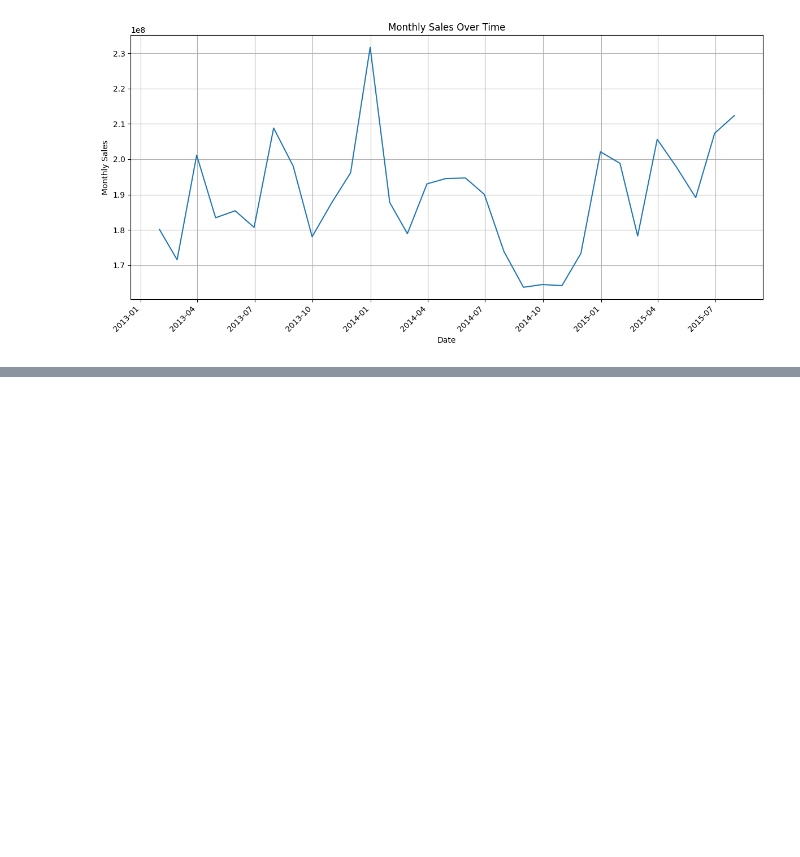
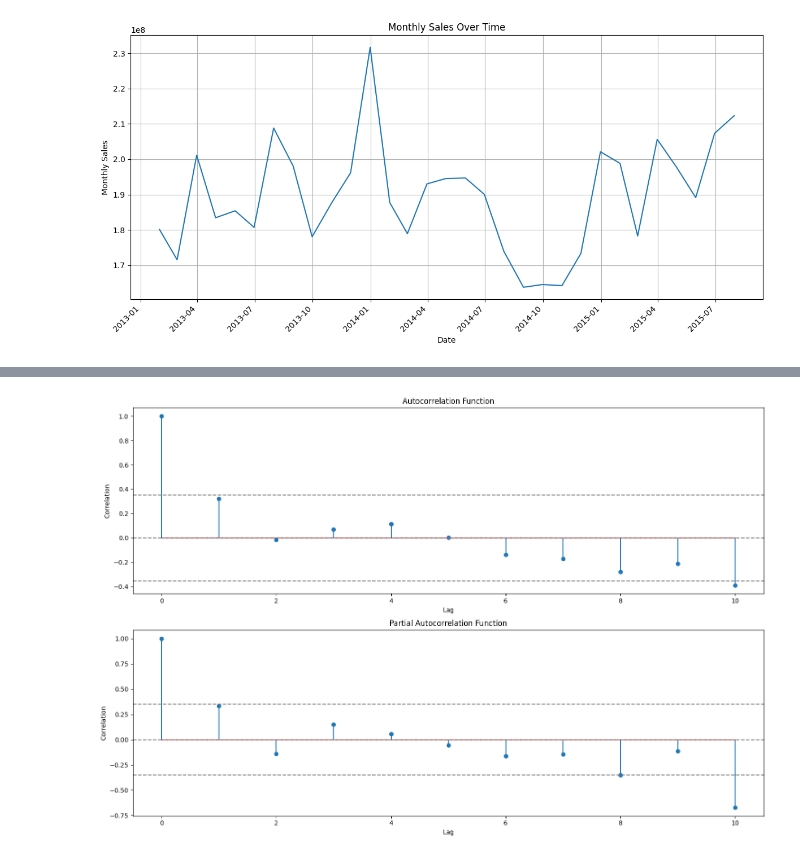
Before and after one commit to Amanzlastt/kifyaw4, a Jupyter notebook: notebooks/Eda.ipynb, the cells around one changed output, grey strips where cells are left out. Cells and saved outputs as stored; diff of their text form; code cells hidden in the pictures; blank space fills up the shorter version.

```diff
--- a/notebooks/Eda.ipynb
+++ b/notebooks/Eda.ipynb
@@ -86,0 +98,38 @@ plt.show()
+# %%
+from statsmodels.tsa.stattools import acf, pacf
+def plotting_PACF_ACF(monthly_numerical):
+  # Determine number of lags (use 1/3 of  data lenght)
+  n_lags = len(monthly_numerical) // 3
+
+  # calculate ACF and PACF
+  acf_values = acf(monthly_numerical['Sales'].dropna(), nlags= n_lags)
+  pacf_values = pacf(monthly_numerical['Sales'].dropna(), nlags =n_lags)
+
+  # plot ACH ans PACF using stem plots
+  fig, (ax1, ax2)= plt.subplots(2,1, figsize =(15,10))
+
+  # plot ACF
+  ax1.stem(range(len(acf_values)), acf_values)
+  ax1.axhline(y=0, linestyle='--', color='gray')
+  ax1.axhline(y=-1.96/np.sqrt(len(monthly_numerical)), linestyle='--', color='gray')
+  ax1.axhline(y=1.96/np.sqrt(len(monthly_numerical)), linestyle='--', color='gray')
+  ax1.set_title('Autocorrelation Function')
+  ax1.set_xlabel('Lag')
+  ax1.set_ylabel('Correlation')
+
+
+  # Plot PACF
+  ax2.stem(range(len(pacf_values)), pacf_values)
+  ax2.axhline(y=0, linestyle='--', color='gray')
+  ax2.axhline(y=-1.96/np.sqrt(len(monthly_numerical)), linestyle='--', color='gray')
+  ax2.axhline(y=1.96/np.sqrt(len(monthly_numerical)), linestyle='--', color='gray')
+  ax2.set_title('Partial Autocorrelation Function')
+  ax2.set_xlabel('Lag')
+  ax2.set_ylabel('Correlation')
+
+  plt.tight_layout()
+  return plt
+
+
+plotting_PACF_ACF(monthly_numerical)
+# %% [output]
@@ -86,0 +137 @@ plt.show()
+[figure, added]
```
Also changed, not shown: parts of 23 cells of this notebook.
